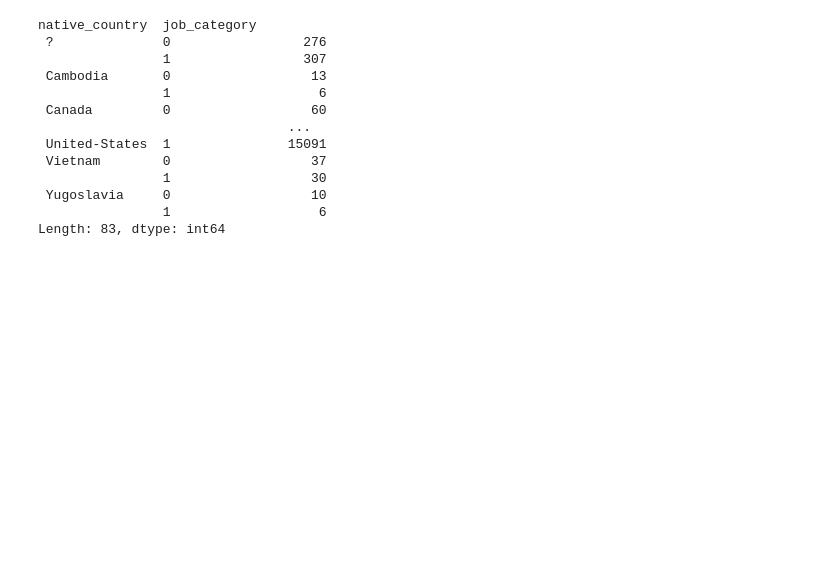
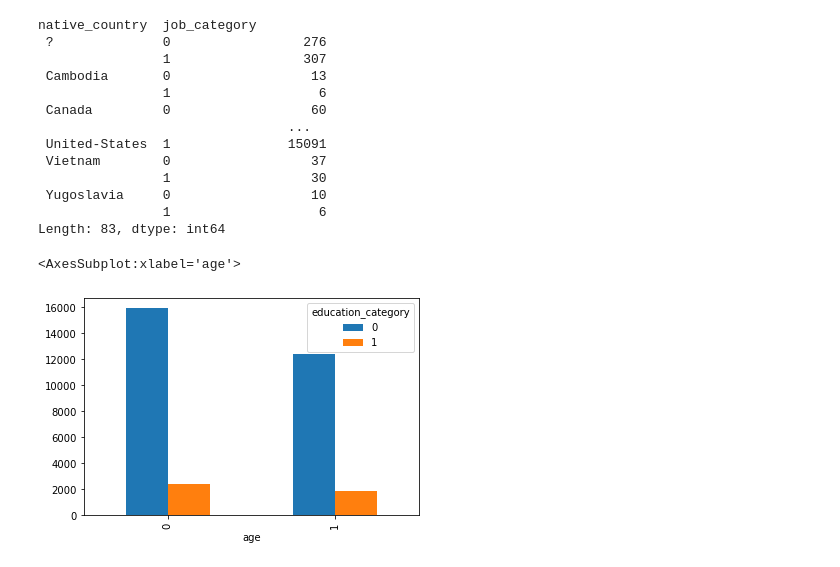
Before and after one commit to mjeong/clessardmjeongsp2021finalproject, a Jupyter notebook: report.ipynb, the cells around one changed output. Cells and saved outputs as stored; diff of their text form; code cells hidden in the pictures; blank space fills up the shorter version.

Commit message:
histograms

```diff
--- a/report.ipynb
+++ b/report.ipynb
@@ -158,7 +158,8 @@ df.head()
 | Craft-repair, Other-service, Handlers-cleaners, Machine-op-inspct, Farming-fishing, Transport-moving, Priv-house-serv, Protective-serv, Armed-Forces | Blue Collar (0) |
 | Tech-support, Sales, Exec-managerial, Prof-specialty, Adm-clerical | White Collar (1) |
 # %%
-df.groupby(['age', 'education_category']).size()
+age_education = df.groupby(['age', 'education_category']).size()
+age_education
 # %% [output]
 age  education_category
 0    0                     15926
@@ -292,3 +302,8 @@ native_country  job_category
  Yugoslavia     0                  10
                 1                   6
 Length: 83, dtype: int64
+# %%
+age_education.unstack().plot(kind="bar")
+# %% [output]
+<AxesSubplot:xlabel='age'>
+[figure, added]
```
Also changed, not shown: parts of 13 cells of this notebook.
